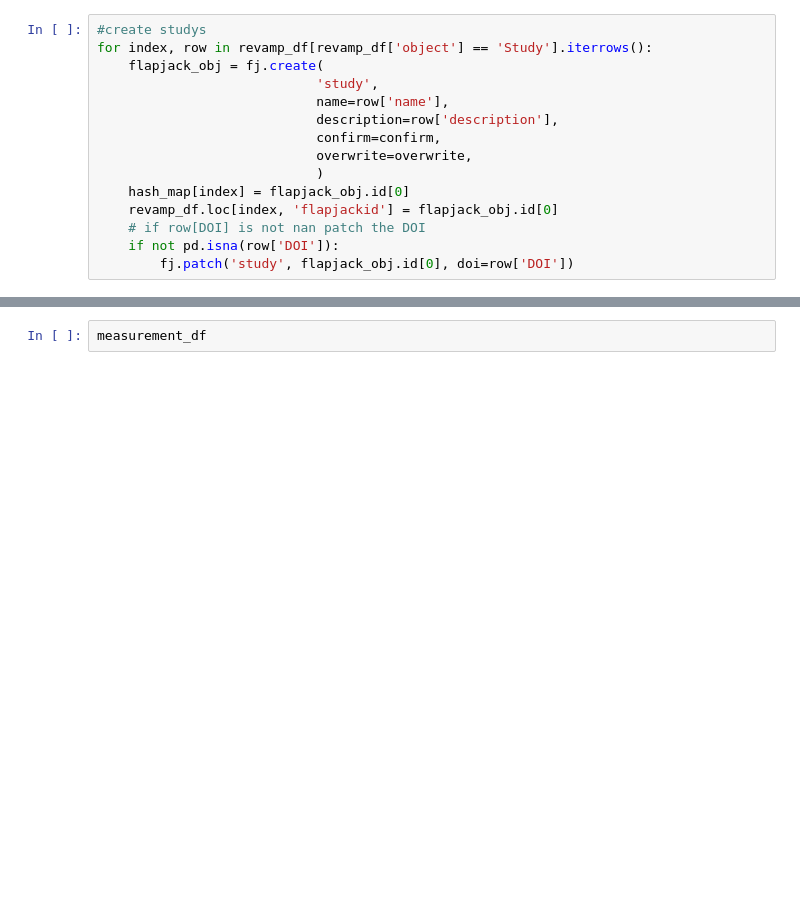
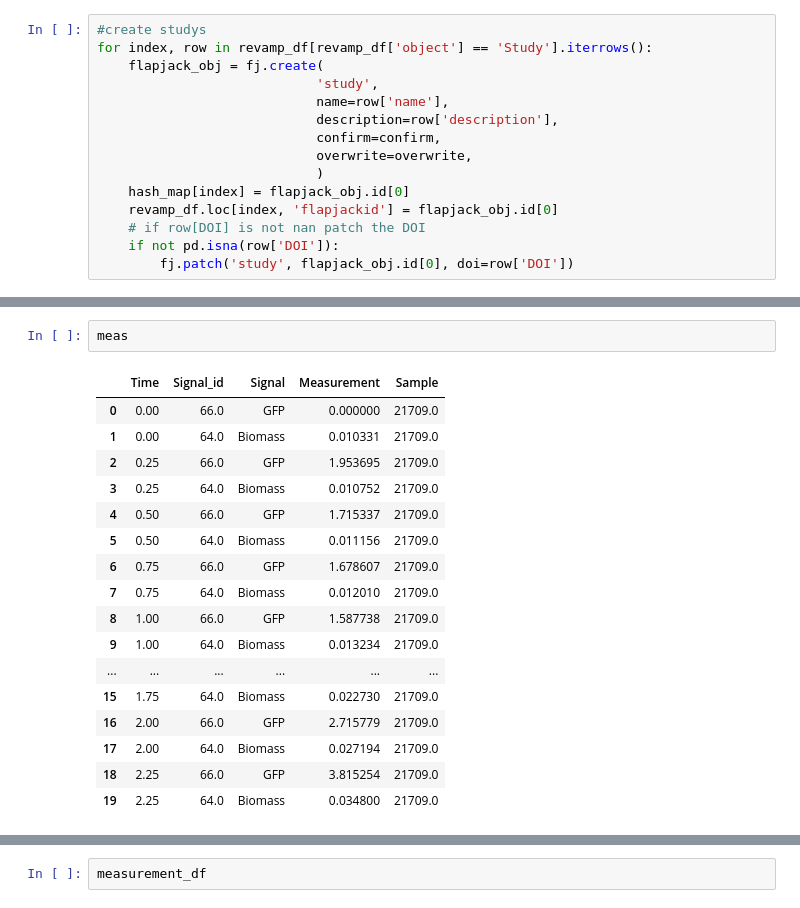
Before and after one commit to SynBioDex/Excel-Data-Converter, a Jupyter notebook: src/excel2flapjack/e2f_revamp.ipynb, the cells around one changed output, grey strips where cells are left out. Drawn from its saved outputs; the diff is of its cells as text; blank space fills up the shorter version.

```diff
--- a/src/excel2flapjack/e2f_revamp.ipynb
+++ b/src/excel2flapjack/e2f_revamp.ipynb
@@ -312,0 +584,20 @@ flapjack_obj
+# %%
+meas
+# %% [output]
+|  | Time | Signal_id | Signal | Measurement | Sample |
+| 0 | 0.00 | 66.0 | GFP | 0.000000 | 21709.0 |
+| 1 | 0.00 | 64.0 | Biomass | 0.010331 | 21709.0 |
+| 2 | 0.25 | 66.0 | GFP | 1.953695 | 21709.0 |
+| 3 | 0.25 | 64.0 | Biomass | 0.010752 | 21709.0 |
+| 4 | 0.50 | 66.0 | GFP | 1.715337 | 21709.0 |
+| 5 | 0.50 | 64.0 | Biomass | 0.011156 | 21709.0 |
+| 6 | 0.75 | 66.0 | GFP | 1.678607 | 21709.0 |
+| 7 | 0.75 | 64.0 | Biomass | 0.012010 | 21709.0 |
+| 8 | 1.00 | 66.0 | GFP | 1.587738 | 21709.0 |
+| 9 | 1.00 | 64.0 | Biomass | 0.013234 | 21709.0 |
+| ... | ... | ... | ... | ... | ... |
+| 15 | 1.75 | 64.0 | Biomass | 0.022730 | 21709.0 |
+| 16 | 2.00 | 66.0 | GFP | 2.715779 | 21709.0 |
+| 17 | 2.00 | 64.0 | Biomass | 0.027194 | 21709.0 |
+| 18 | 2.25 | 66.0 | GFP | 3.815254 | 21709.0 |
+| 19 | 2.25 | 64.0 | Biomass | 0.034800 | 21709.0 |
```
Also changed, not shown: parts of 51 cells of this notebook.
